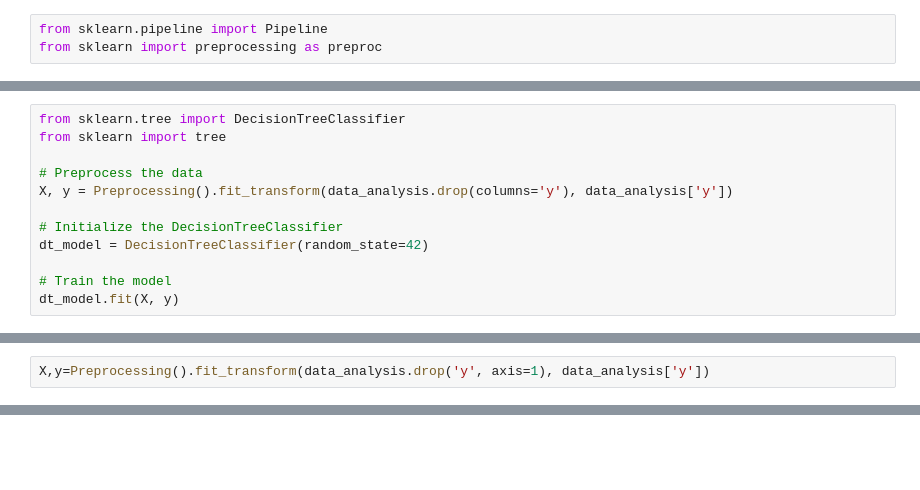
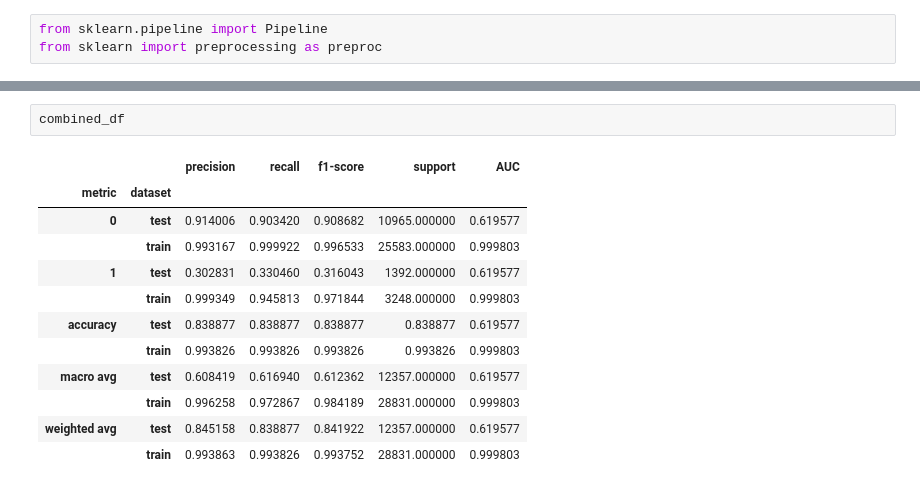
Before and after one commit to SarcasticMatrix/ml-python, a Jupyter notebook: Main Notebook.ipynb, the cells around one changed output, grey strips where cells are left out. Drawn from its saved outputs; the diff is of its cells as text; blank space fills up the shorter version.

```diff
--- a/Main Notebook.ipynb
+++ b/Main Notebook.ipynb
@@ -400,12 +370,0 @@ Preprocessing().fit_transform(data_analysis.drop(columns='y'), data_analysis['y'
-# %%
-from sklearn.tree import DecisionTreeClassifier
-from sklearn import tree
-
-# Preprocess the data
-X, y = Preprocessing().fit_transform(data_analysis.drop(columns='y'), data_analysis['y'])
-
-# Initialize the DecisionTreeClassifier
-dt_model = DecisionTreeClassifier(random_state=42)
-
-# Train the model
-dt_model.fit(X, y)
@@ -452,2 +370,0 @@ KeyboardInterrupt:
-# %%
-X,y=Preprocessing().fit_transform(data_analysis.drop('y', axis=1), data_analysis['y'])
@@ -459,0 +716,15 @@ cv = StratifiedKFold(n_splits=num_folds, shuffle=True, random_state=42)
+# %%
+combined_df
+# %% [output]
+|  |  | precision | recall | f1-score | support | AUC |
+| metric | dataset |  |  |  |  |  |
+| 0 | test | 0.914006 | 0.903420 | 0.908682 | 10965.000000 | 0.619577 |
+|  | train | 0.993167 | 0.999922 | 0.996533 | 25583.000000 | 0.999803 |
+| 1 | test | 0.302831 | 0.330460 | 0.316043 | 1392.000000 | 0.619577 |
+|  | train | 0.999349 | 0.945813 | 0.971844 | 3248.000000 | 0.999803 |
+| accuracy | test | 0.838877 | 0.838877 | 0.838877 | 0.838877 | 0.619577 |
+|  | train | 0.993826 | 0.993826 | 0.993826 | 0.993826 | 0.999803 |
+| macro avg | test | 0.608419 | 0.616940 | 0.612362 | 12357.000000 | 0.619577 |
+|  | train | 0.996258 | 0.972867 | 0.984189 | 28831.000000 | 0.999803 |
+| weighted avg | test | 0.845158 | 0.838877 | 0.841922 | 12357.000000 | 0.619577 |
+|  | train | 0.993863 | 0.993826 | 0.993752 | 28831.000000 | 0.999803 |
```
Also changed, not shown: parts of 59 cells of this notebook, 4 other files.
